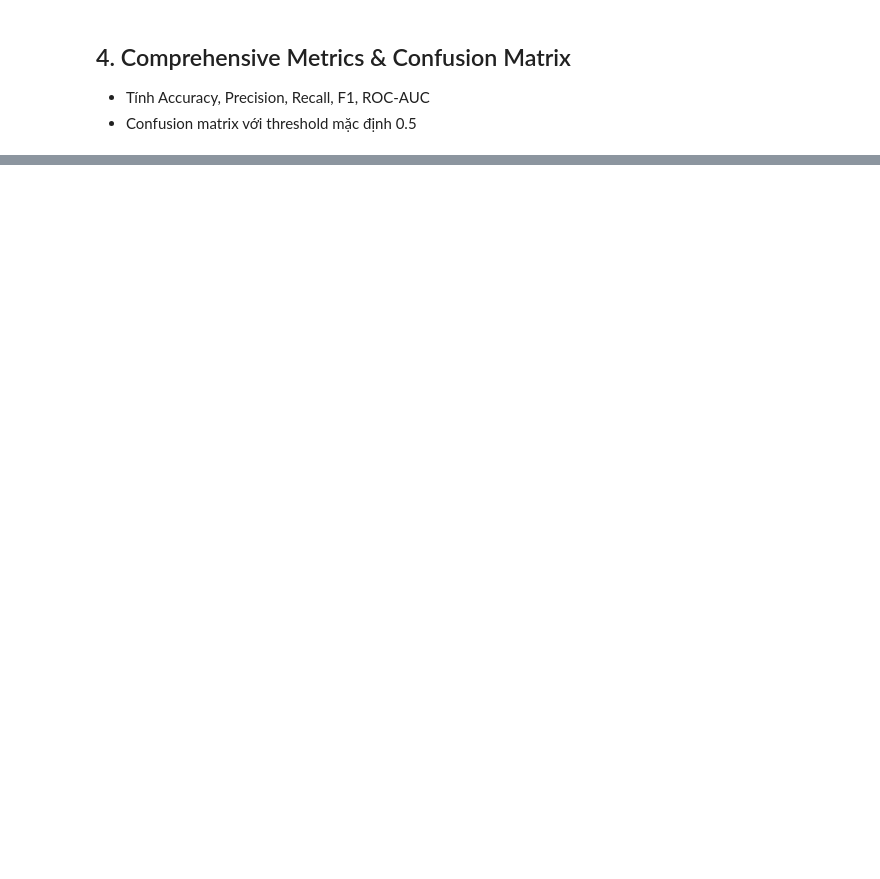
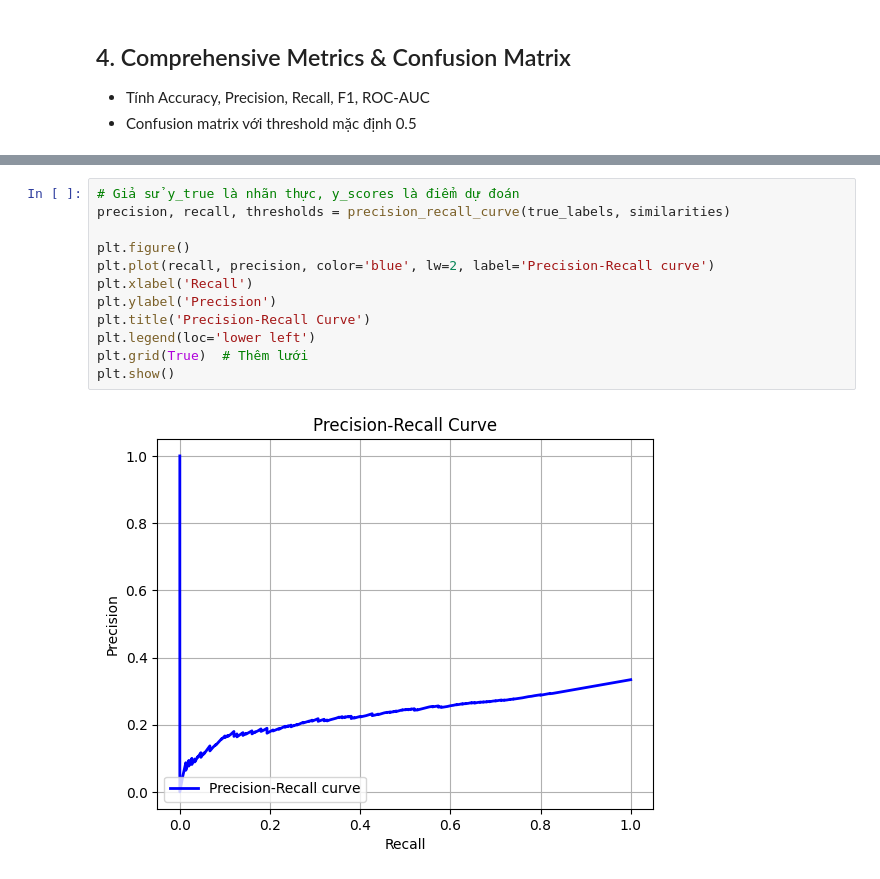
Before and after one commit to Tommyhuy1705/Deep_Learning-Based_Signature_Forgery_Detection_for_Personal_Identity_Authentication, a Jupyter notebook: notebooks/test.ipynb, the cells around one changed output, grey strips where cells are left out. Drawn from its saved outputs; the diff is of its cells as text; blank space fills up the shorter version.

```diff
--- a/notebooks/test.ipynb
+++ b/notebooks/test.ipynb
@@ -505,0 +462,14 @@ Kết luận: Ảnh chữ ký ĐƯỢC cho là GIẢ.
+# %%
+# Giả sử y_true là nhãn thực, y_scores là điểm dự đoán
+precision, recall, thresholds = precision_recall_curve(true_labels, similarities)
+
+plt.figure()
+plt.plot(recall, precision, color='blue', lw=2, label='Precision-Recall curve')
+plt.xlabel('Recall')
+plt.ylabel('Precision')
+plt.title('Precision-Recall Curve')
+plt.legend(loc='lower left')
+plt.grid(True)  # Thêm lưới
+plt.show()
+# %% [output]
+[figure, added]
```
Also changed, not shown: parts of 16 cells of this notebook.
